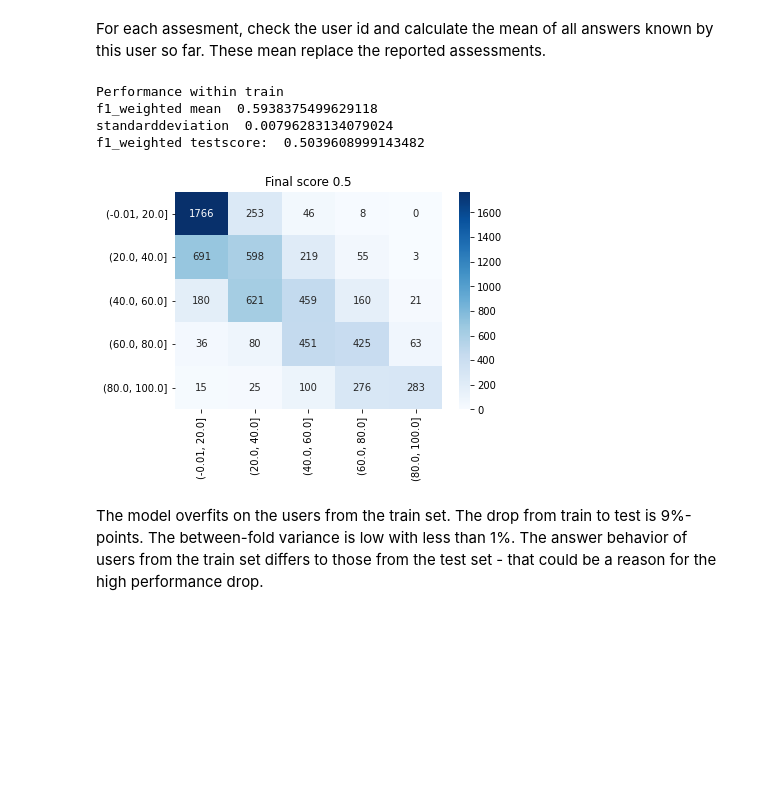
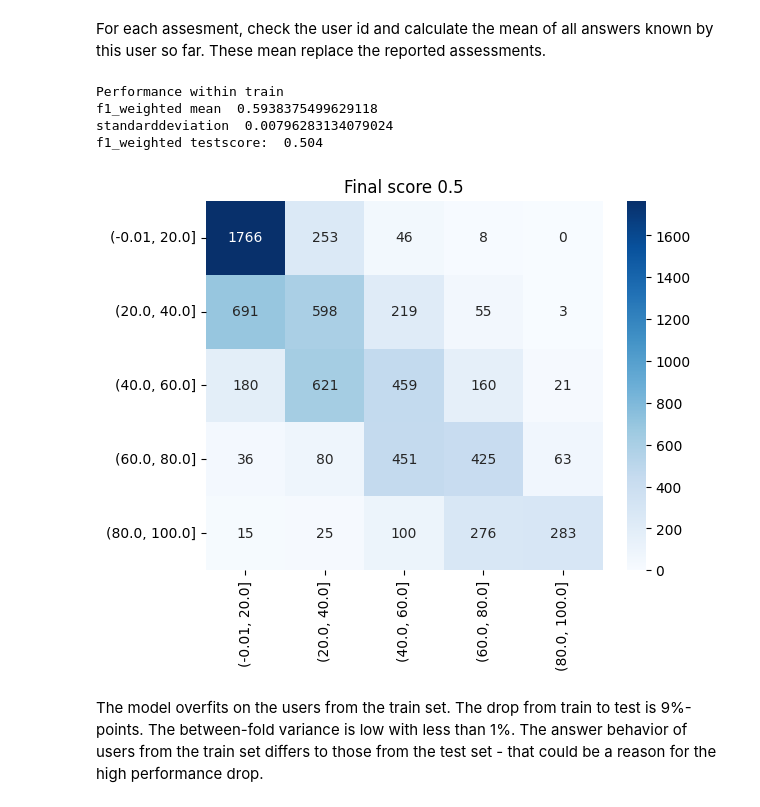
Before and after one commit to joa24jm/UsAs, a Jupyter notebook: src/d02_ml_pipelines/uniti.ipynb, the cells around one changed output. Cells and saved outputs as stored; diff of their text form; code cells hidden in the pictures; blank space fills up the shorter version.

```diff
--- a/src/d02_ml_pipelines/uniti.ipynb
+++ b/src/d02_ml_pipelines/uniti.ipynb
@@ -231,22 +202,10 @@ print('Performance within train')
 print('f1_weighted mean ', scores.mean())
 print('standarddeviation ', scores.std())
 
-# refit on all training data
-model.fit(X_train, y_train)
-
-# evaluate on test set
-y_pred = model.predict(X_test)
-f1_score_test = f1_score(y_test, y_pred, average='weighted')
-final_score = f1_score_test - 0.5 * scores.std()
-
-print('f1_weighted testscore: ', f1_score_test)
+y_pred, f1_final = helpers.fit_and_calc_score(model, X_train, X_test, y_train, y_test, scores)
 
 # visualize confusion matrix
-cf_matrix = confusion_matrix(y_test, y_pred)
-cm_array_df = pd.DataFrame(cf_matrix, index=list(mapping.values()), columns=list(mapping.values()))
-sns.heatmap(cm_array_df, annot=True, cmap='Blues', fmt='')
-plt.title(f'Final score {round(final_score, 3)}')
-plt.show()
+helpers.visualize_confusion_matrix(y_test, y_pred, mapping, f1_final)
 # %% [output]
 Performance within train
 f1_weighted mean  0.5733253208463538
@@ -323,63 +255,38 @@ For each assesment, check the user id and calculate the mean of all answers know
 # %%
 # get original train and test users
 df_train = df[df['user_id'].isin(train_users)]
 df_test = df[df['user_id'].isin(test_users)]
 
 # create a group column. Each group belongs to a dategroup. The first 20% of the train data belong to date_group_1, the next 20% belong to date_group_2, and so on.
 groups = np.sort(np.random.randint(low=1, high=5+1, size = df_train.shape[0]))
 
 # calculate grouped cumulative means for all assessments of all users
 df_train_avg_user = helpers.calc_cum_mean(df_train, features, user_id='user_id')
 df_test_avg_user = helpers.calc_cum_mean(df_test, features, user_id='user_id')
 
-# define new features
-X_train = df_train_avg_user[features]
-X_test = df_test_avg_user[features]
-y_train = df_train[target]
-y_test = df_test[target]
-
-# make cumberness a classification instead of regression for the target, not for the feature
-y_train = y_train = pd.cut(y_train, bins=bins)
-y_test = pd.cut(y_test, bins=bins)
-
-# Label Encode
-y_train = LE.transform(y_train)
-y_test = LE.transform(y_test)
-
-# instantiate model
-model = RandomForestClassifier(random_state=random_state)
+# prepare data and model
+model, X_train, X_test, y_train, y_test = helpers.prepare_and_instantiate(df_train_avg_user, df_test_avg_user, features, target, bins, LE)
 
 # train model
 cv = ShuffleSplit(n_splits=n_splits, test_size=test_size, random_state=random_state)
 scores = cross_val_score(model, X_train, y_train, cv=cv, scoring='f1_weighted', groups=groups)
 
 # validate model
 print('Performance within train')
 print('f1_weighted mean ', scores.mean())
 print('standarddeviation ', scores.std())
 
-# refit on all training data
-model.fit(X_train, y_train)
-
-# evaluate on test set
-y_pred = model.predict(X_test)
-f1_score_test = f1_score(y_test, y_pred, average='weighted')
-final_score = f1_score_test - 0.5 * scores.std()
-
-print('f1_weighted testscore: ', f1_score_test)
+# fit and calculate
+y_pred, f1_final = helpers.fit_and_calc_score(model, X_train, X_test, y_train, y_test, scores)
 
 # visualize confusion matrix
-cf_matrix = confusion_matrix(y_test, y_pred)
-cm_array_df = pd.DataFrame(cf_matrix, index=list(mapping.values()), columns=list(mapping.values()))
-sns.heatmap(cm_array_df, annot=True, cmap='Blues', fmt='')
-plt.title(f'Final score {round(final_score, 3)}')
-plt.show()
+helpers.visualize_confusion_matrix(y_test, y_pred, mapping, f1_final)
 # %% [output]
 Performance within train
 f1_weighted mean  0.5938375499629118
 standarddeviation  0.00796283134079024
-f1_weighted testscore:  0.5039608999143482
+f1_weighted testscore:  0.504
-[figure, old version]
+[figure, new version]
 # %% [markdown]
 The model overfits on the users from the train set. The drop from train to test is 9%-points. The between-fold variance is low with less than 1%.
 The answer behavior of users from the train set differs to those from the test set - that could be a reason for the high performance drop.
```
Also changed, not shown: parts of 6 cells of this notebook, 1 other file.
